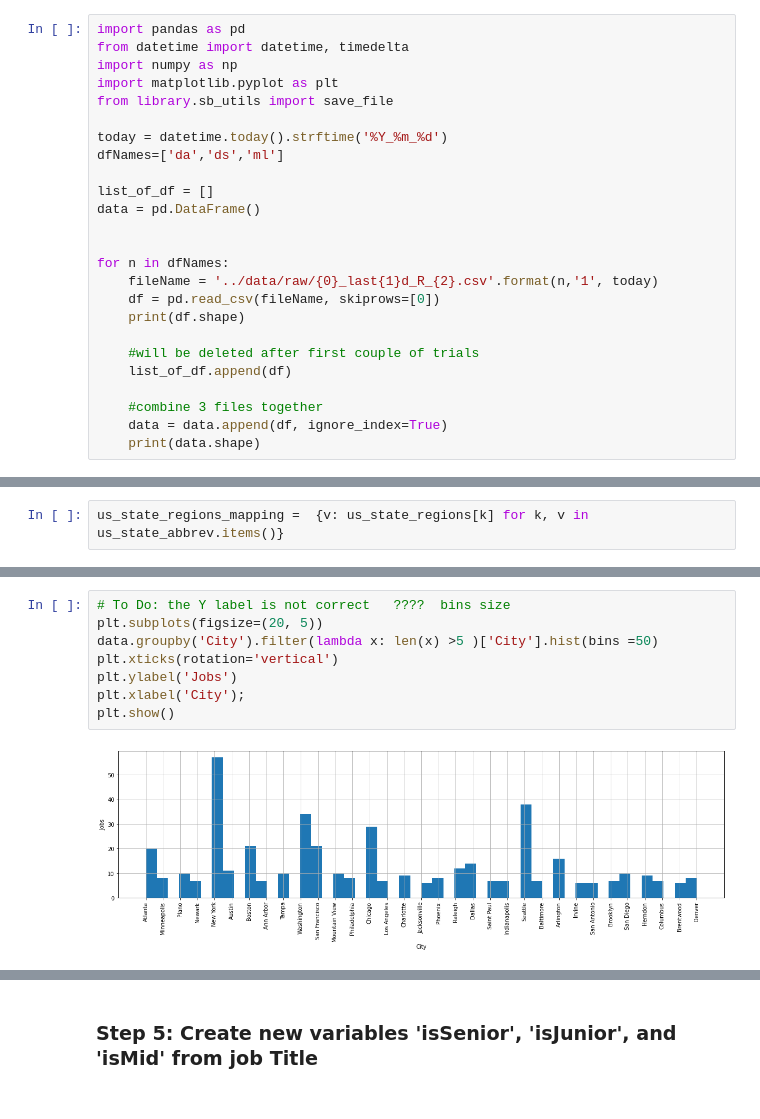
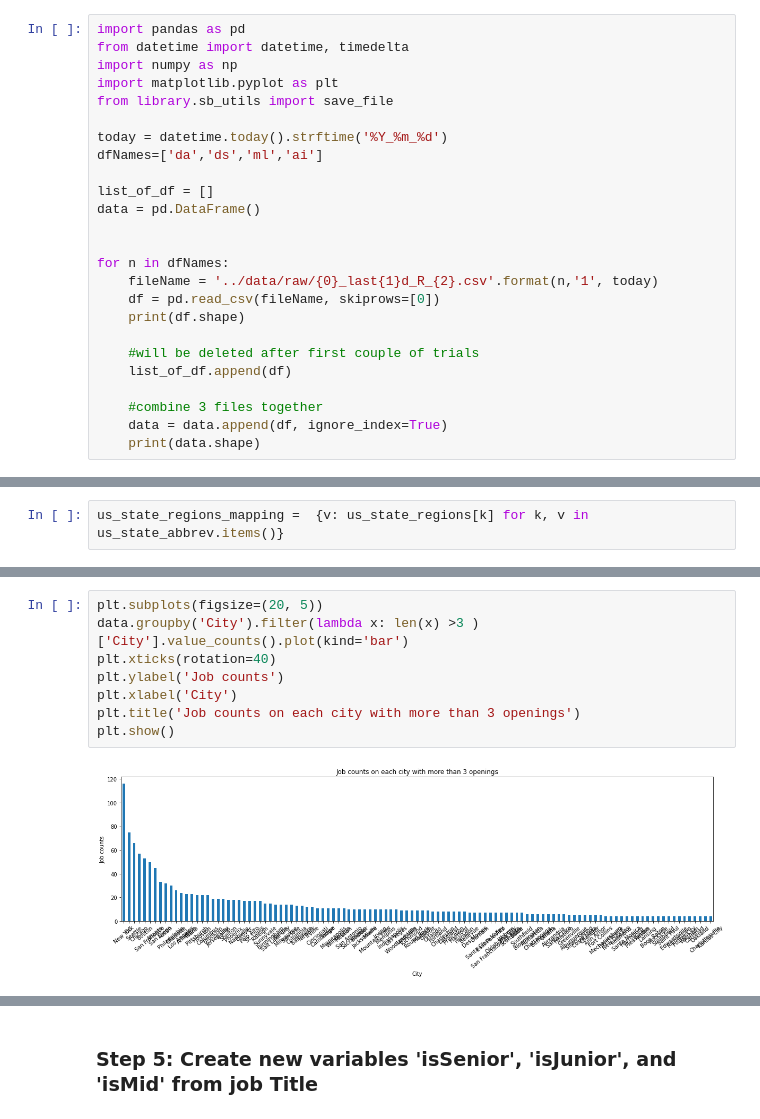
Before and after one commit to zhou8p/SpringBoardMainProjects, a Jupyter notebook: Capstone Two/notebooks/Indeed Job Data Wrangling.ipynb, the cells around one changed output, grey strips where cells are left out. Cells and saved outputs as stored; diff of their text form.

Commit message:
Version 3: add project to sys.path;change hist plot to barplot;add contingency table

```diff
--- a/Capstone Two/notebooks/Indeed Job Data Wrangling.ipynb
+++ b/Capstone Two/notebooks/Indeed Job Data Wrangling.ipynb
@@ -13,7 +13,7 @@ import matplotlib.pyplot as plt
 from library.sb_utils import save_file
 
 today = datetime.today().strftime('%Y_%m_%d')
-dfNames=['da','ds','ml']
+dfNames=['da','ds','ml','ai']
 
 list_of_df = []
 data = pd.DataFrame()
@@ -575,10 +544,10 @@ Name: City, dtype: int64
 # %%
-# To Do: the Y label is not correct   ????  bins size
 plt.subplots(figsize=(20, 5))
-data.groupby('City').filter(lambda x: len(x) >5 )['City'].hist(bins =50)
-plt.xticks(rotation='vertical')
-plt.ylabel('Jobs')
-plt.xlabel('City');
+data.groupby('City').filter(lambda x: len(x) >3 )['City'].value_counts().plot(kind='bar')
+plt.xticks(rotation=40)
+plt.ylabel('Job counts')
+plt.xlabel('City')
+plt.title('Job counts on each city with more than 3 openings')
 plt.show()
 # %% [output]
-[figure, old version]
+[figure, new version]
```
Also changed, not shown: parts of 78 cells of this notebook.
